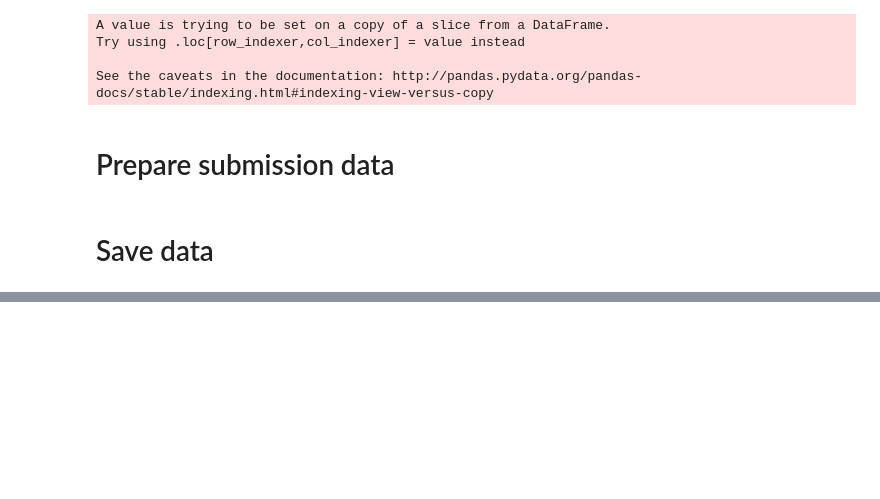
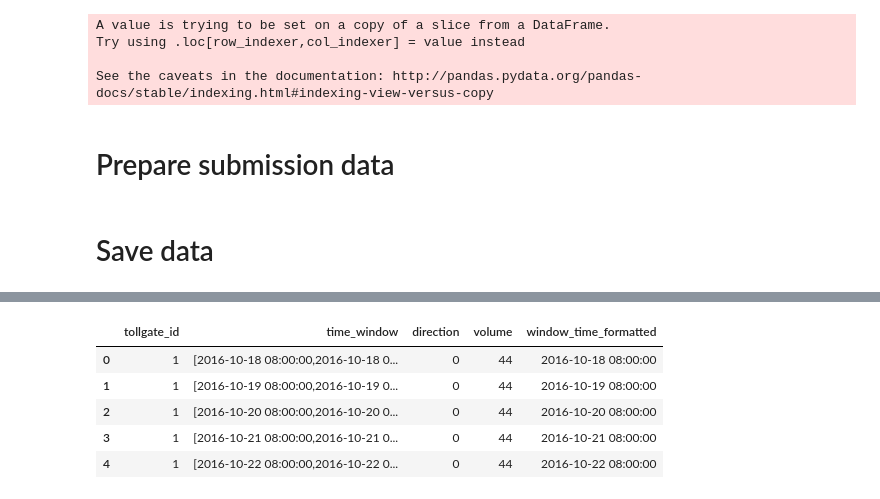
Before and after one commit to Ethan-hey/kdd_cup_2017, a Jupyter notebook: new_clean_data.ipynb, the cells around one changed output, grey strips where cells are left out. Saved outputs shown, nothing was run; the diff lists cells and outputs as text; code cells hidden in the pictures; blank space fills up the shorter version.

```diff
--- a/new_clean_data.ipynb
+++ b/new_clean_data.ipynb
@@ -401,0 +542,9 @@ vv['date'] = vwt['window_time_formatted'].apply(lambda t : t.date())
+# %%
+his_pred.head()
+# %% [output]
+|  | tollgate_id | time_window | direction | volume | window_time_formatted |
+| 0 | 1 | [2016-10-18 08:00:00,2016-10-18 0... | 0 | 44 | 2016-10-18 08:00:00 |
+| 1 | 1 | [2016-10-19 08:00:00,2016-10-19 0... | 0 | 44 | 2016-10-19 08:00:00 |
+| 2 | 1 | [2016-10-20 08:00:00,2016-10-20 0... | 0 | 44 | 2016-10-20 08:00:00 |
+| 3 | 1 | [2016-10-21 08:00:00,2016-10-21 0... | 0 | 44 | 2016-10-21 08:00:00 |
+| 4 | 1 | [2016-10-22 08:00:00,2016-10-22 0... | 0 | 44 | 2016-10-22 08:00:00 |
```
Also changed, not shown: parts of 29 cells of this notebook, 6 other files.
